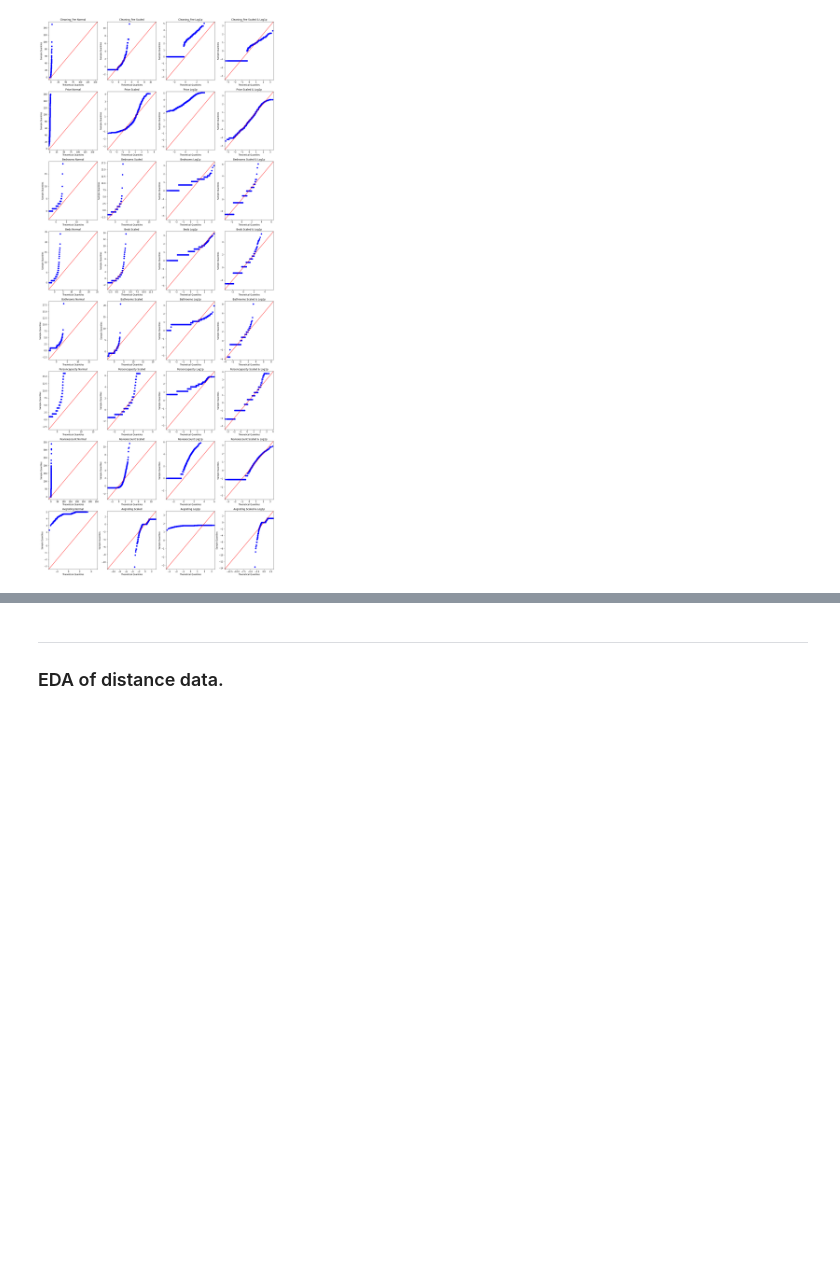
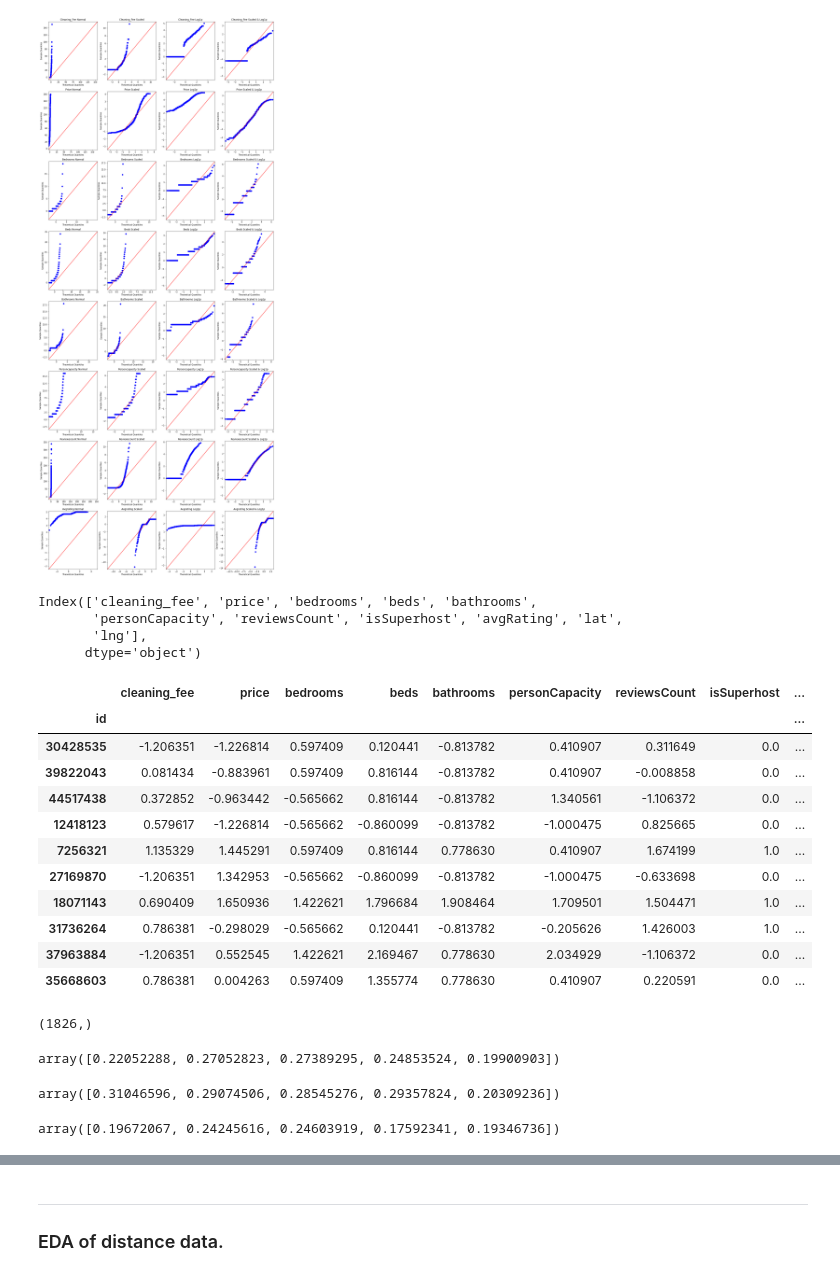
Before and after one commit to scottkds/airbnb_prices, a Jupyter notebook: models/Airbnb_regression2.ipynb, the cells around one changed output, grey strips where cells are left out. Drawn from its saved outputs; the diff is of its cells as text; code cells hidden in the pictures; blank space fills up the shorter version.

```diff
--- a/models/Airbnb_regression2.ipynb
+++ b/models/Airbnb_regression2.ipynb
@@ -299,3 +299,10 @@ for idx, col in enumerate(hist_cols):
     ax[ax_plots[3]].set_title(col.title() + ' Scaled & Log1p')
 # %% [output]
 [figure]
+# %%
+rooms.columns
+# %% [output]
+Index(['cleaning_fee', 'price', 'bedrooms', 'beds', 'bathrooms',
+       'personCapacity', 'reviewsCount', 'isSuperhost', 'avgRating', 'lat',
+       'lng'],
+      dtype='object')
@@ -301,0 +324,35 @@ for idx, col in enumerate(hist_cols):
+# %%
+def recreate_price(prices, stdev, orig_mean):
+    return np.exp(prices * stdev + orig_mean) - 1
+p_std = dm.features[1][1][1].scale_
+p_mean = dm.features[1][1][1].mean_
+#price = np.exp(room_tx['price'] * p_std + p_mean) - 1
+room_tx['f_price'] = recreate_price(room_tx['price'], p_std, p_mean)
+room_tx['r_price'] = rooms['price']
+room_tx.sample(10)
+# %% [output]
+|  | cleaning_fee | price | bedrooms | beds | bathrooms | personCapacity | reviewsCount | isSuperhost | ... |
+| id |  |  |  |  |  |  |  |  | ... |
+| 30428535 | -1.206351 | -1.226814 | 0.597409 | 0.120441 | -0.813782 | 0.410907 | 0.311649 | 0.0 | ... |
+| 39822043 | 0.081434 | -0.883961 | 0.597409 | 0.816144 | -0.813782 | 0.410907 | -0.008858 | 0.0 | ... |
+| 44517438 | 0.372852 | -0.963442 | -0.565662 | 0.816144 | -0.813782 | 1.340561 | -1.106372 | 0.0 | ... |
+| 12418123 | 0.579617 | -1.226814 | -0.565662 | -0.860099 | -0.813782 | -1.000475 | 0.825665 | 0.0 | ... |
+| 7256321 | 1.135329 | 1.445291 | 0.597409 | 0.816144 | 0.778630 | 0.410907 | 1.674199 | 1.0 | ... |
+| 27169870 | -1.206351 | 1.342953 | -0.565662 | -0.860099 | -0.813782 | -1.000475 | -0.633698 | 0.0 | ... |
+| 18071143 | 0.690409 | 1.650936 | 1.422621 | 1.796684 | 1.908464 | 1.709501 | 1.504471 | 1.0 | ... |
+| 31736264 | 0.786381 | -0.298029 | -0.565662 | 0.120441 | -0.813782 | -0.205626 | 1.426003 | 1.0 | ... |
+| 37963884 | -1.206351 | 0.552545 | 1.422621 | 2.169467 | 0.778630 | 2.034929 | -1.106372 | 0.0 | ... |
+| 35668603 | 0.786381 | 0.004263 | 0.597409 | 1.355774 | 0.778630 | 0.410907 | 0.220591 | 0.0 | ... |
+# %%
+X_train, X_test, y_train, y_test = train_test_split(room_tx.drop(['price', 'f_price', 'r_price'], axis=1), room_tx['price'], random_state=SEED)
+y_train.shape
+# %% [output]
+(1826,)
+# %%
+cross_val_score(LinearRegression(), X_train, y_train, cv=5)
+# %% [output]
+array([0.22052288, 0.27052823, 0.27389295, 0.24853524, 0.19900903])
+# %%
+cross_val_score(RandomForestRegressor(), X_train, y_train, cv=5)
+# %% [output]
+array([0.31046596, 0.29074506, 0.28545276, 0.29357824, 0.20309236])
@@ -301,0 +361,4 @@ for idx, col in enumerate(hist_cols):
+# %%
+cross_val_score(LinearRegression(), Xo_train, yo_train, cv=5)
+# %% [output]
+array([0.19672067, 0.24245616, 0.24603919, 0.17592341, 0.19346736])
```
Also changed, not shown: parts of 16 cells of this notebook.
